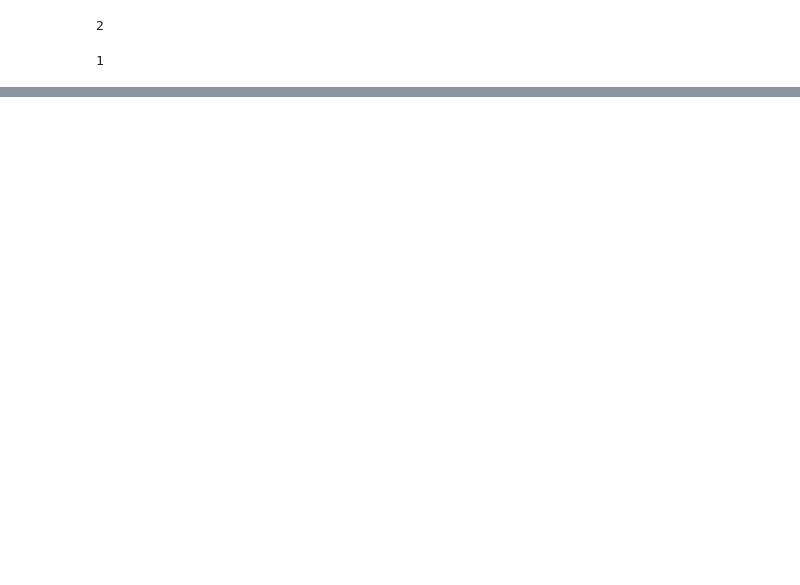
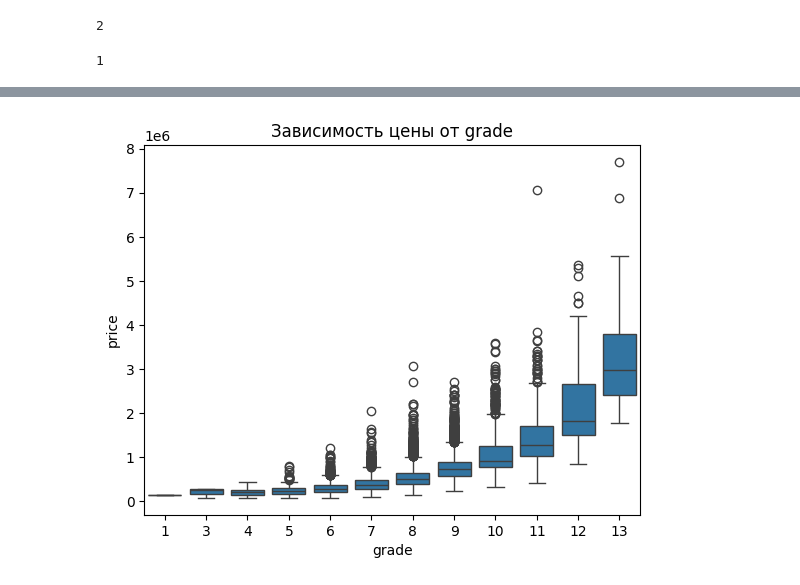
Before and after one commit to dragondangun/em_ml, a Jupyter notebook: 5. Linear Regression/LR.ipynb, the cells around one changed output, grey strips where cells are left out. Saved outputs shown, nothing was run; the diff lists cells and outputs as text; code cells hidden in the pictures; blank space fills up the shorter version.

```diff
--- a/5. Linear Regression/LR.ipynb
+++ b/5. Linear Regression/LR.ipynb
@@ -141,0 +294,8 @@ str
+# %%
+sns.boxplot(x='grade', y='price', data=df)
+plt.title('Зависимость цены от grade')
+plt.xlabel('grade')
+plt.ylabel('price')
+plt.show()
+# %% [output]
+[figure, added]
```
Also changed, not shown: parts of 55 cells of this notebook, 1 other file.
